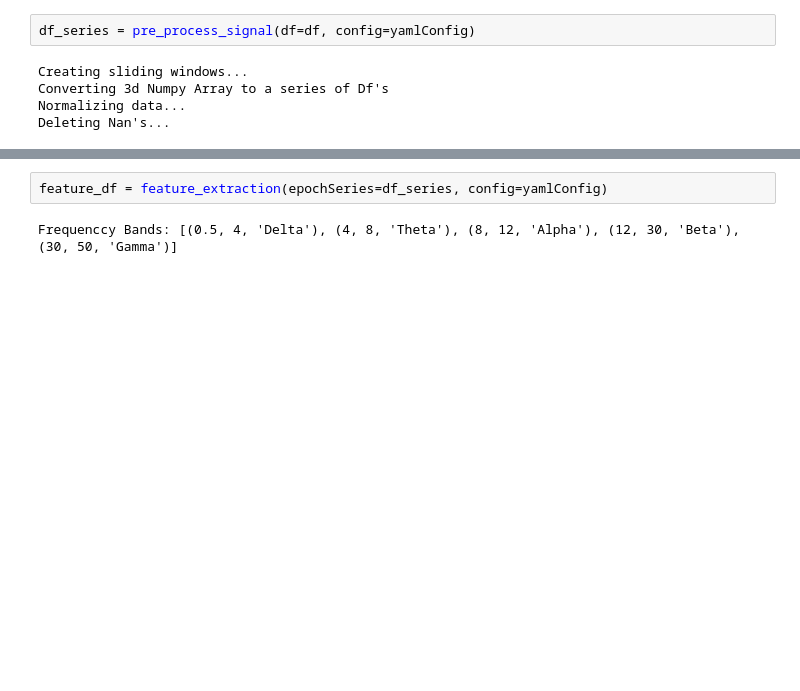
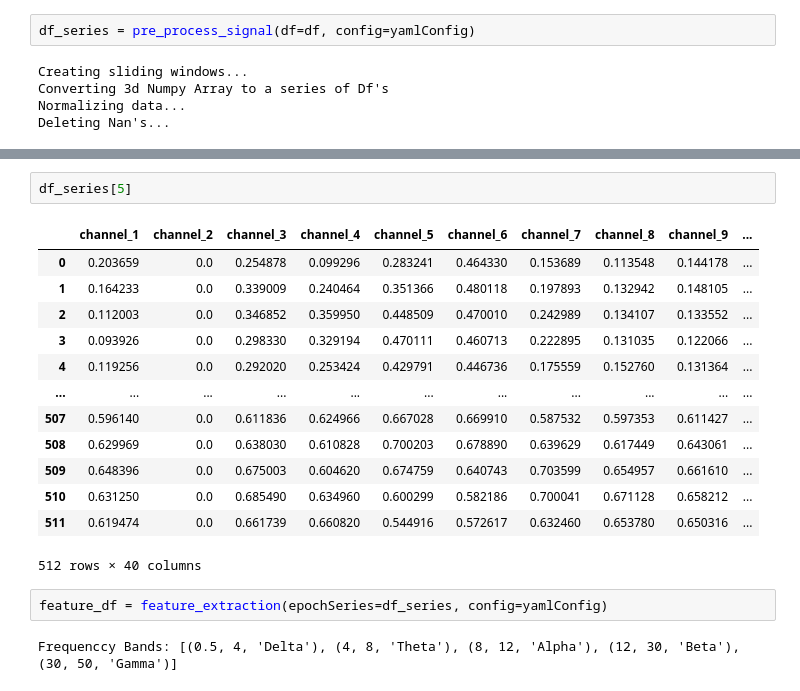
Before and after one commit to mudo121/thesis_eeg, a Jupyter notebook: test_pipeline.ipynb, the cells around one changed output, grey strips where cells are left out. Cells and saved outputs as stored; diff of their text form; blank space fills up the shorter version.

```diff
--- a/test_pipeline.ipynb
+++ b/test_pipeline.ipynb
@@ -86,3 +54,19 @@ df_series[0].channel_1.plot()
+# %%
+df_series[5]
+# %% [output]
+|  | channel_1 | channel_2 | channel_3 | channel_4 | channel_5 | channel_6 | channel_7 | channel_8 | channel_9 | ... |
+| 0 | 0.203659 | 0.0 | 0.254878 | 0.099296 | 0.283241 | 0.464330 | 0.153689 | 0.113548 | 0.144178 | ... |
+| 1 | 0.164233 | 0.0 | 0.339009 | 0.240464 | 0.351366 | 0.480118 | 0.197893 | 0.132942 | 0.148105 | ... |
+| 2 | 0.112003 | 0.0 | 0.346852 | 0.359950 | 0.448509 | 0.470010 | 0.242989 | 0.134107 | 0.133552 | ... |
+| 3 | 0.093926 | 0.0 | 0.298330 | 0.329194 | 0.470111 | 0.460713 | 0.222895 | 0.131035 | 0.122066 | ... |
+| 4 | 0.119256 | 0.0 | 0.292020 | 0.253424 | 0.429791 | 0.446736 | 0.175559 | 0.152760 | 0.131364 | ... |
+| ... | ... | ... | ... | ... | ... | ... | ... | ... | ... | ... |
+| 507 | 0.596140 | 0.0 | 0.611836 | 0.624966 | 0.667028 | 0.669910 | 0.587532 | 0.597353 | 0.611427 | ... |
+| 508 | 0.629969 | 0.0 | 0.638030 | 0.610828 | 0.700203 | 0.678890 | 0.639629 | 0.617449 | 0.643061 | ... |
+| 509 | 0.648396 | 0.0 | 0.675003 | 0.604620 | 0.674759 | 0.640743 | 0.703599 | 0.654957 | 0.661610 | ... |
+| 510 | 0.631250 | 0.0 | 0.685490 | 0.634960 | 0.600299 | 0.582186 | 0.700041 | 0.671128 | 0.658212 | ... |
+| 511 | 0.619474 | 0.0 | 0.661739 | 0.660820 | 0.544916 | 0.572617 | 0.632460 | 0.653780 | 0.650316 | ... |
+512 rows × 40 columns
 # %%
 feature_df = feature_extraction(epochSeries=df_series, config=yamlConfig)
 # %% [output]
```
Also changed, not shown: parts of 5 cells of this notebook, 7 other files.
